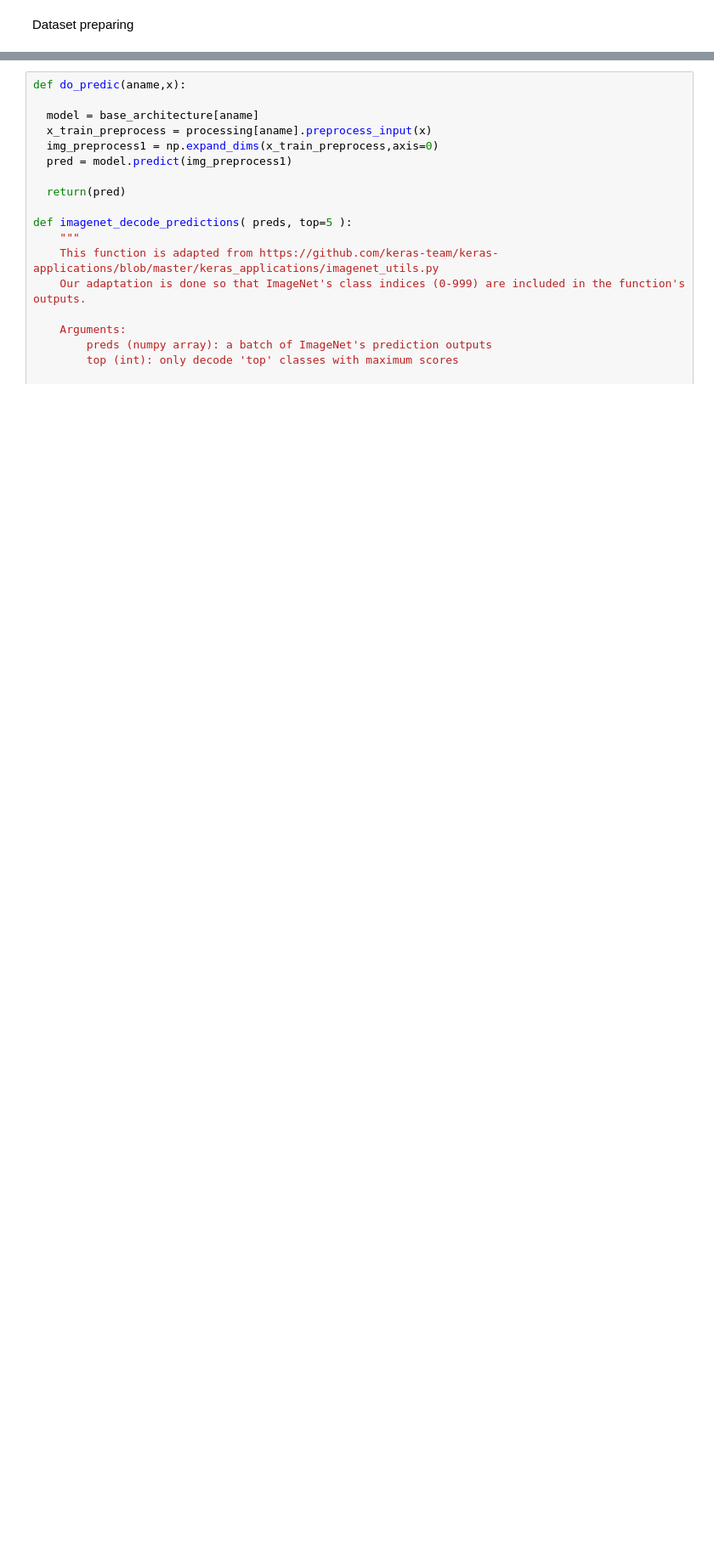
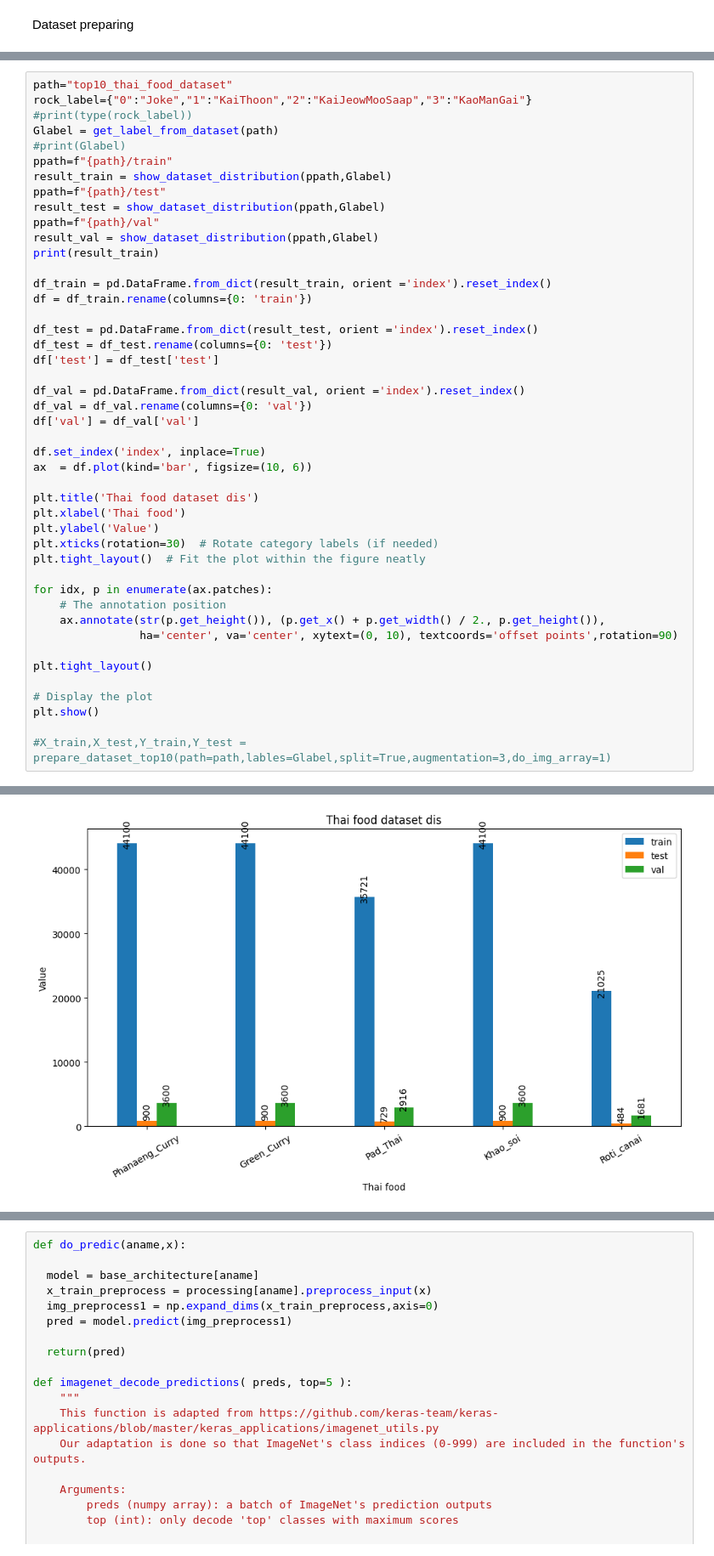
Before and after one commit to gnapat/CNN_Imageclassified, a Jupyter notebook: hw01_allone_thaifood10.ipynb, the cells around one changed output, grey strips where cells are left out. Shown: that part at 85% size. Saved outputs shown, nothing was run; the diff lists cells and outputs as text; blank space fills up the shorter version.

```diff
--- a/hw01_allone_thaifood10.ipynb
+++ b/hw01_allone_thaifood10.ipynb
@@ -240,0 +295,46 @@ def prepare_dataset_top10(path,lables,test_size=0.2, random_state=42,split=True,
+# %%
+path="top10_thai_food_dataset"
+rock_label={"0":"Joke","1":"KaiThoon","2":"KaiJeowMooSaap","3":"KaoManGai"}
+#print(type(rock_label))
+Glabel = get_label_from_dataset(path)
+#print(Glabel)
+ppath=f"{path}/train"
+result_train = show_dataset_distribution(ppath,Glabel)
+ppath=f"{path}/test"
+result_test = show_dataset_distribution(ppath,Glabel)
+ppath=f"{path}/val"
+result_val = show_dataset_distribution(ppath,Glabel)
+print(result_train)
+
+df_train = pd.DataFrame.from_dict(result_train, orient ='index').reset_index()
+df = df_train.rename(columns={0: 'train'})
+
+df_test = pd.DataFrame.from_dict(result_test, orient ='index').reset_index()
+df_test = df_test.rename(columns={0: 'test'})
+df['test'] = df_test['test']
+
+df_val = pd.DataFrame.from_dict(result_val, orient ='index').reset_index()
+df_val = df_val.rename(columns={0: 'val'})
+df['val'] = df_val['val']
+
+df.set_index('index', inplace=True)
+ax  = df.plot(kind='bar', figsize=(10, 6))
+
+plt.title('Thai food dataset dis')
+plt.xlabel('Thai food')
+plt.ylabel('Value')
+plt.xticks(rotation=30)  # Rotate category labels (if needed)
+plt.tight_layout()  # Fit the plot within the figure neatly
+
+for idx, p in enumerate(ax.patches):
+    # The annotation position
+    ax.annotate(str(p.get_height()), (p.get_x() + p.get_width() / 2., p.get_height()),
+                ha='center', va='center', xytext=(0, 10), textcoords='offset points',rotation=90)
+
+plt.tight_layout()
+
+# Display the plot
+plt.show()
+
+#X_train,X_test,Y_train,Y_test = prepare_dataset_top10(path=path,lables=Glabel,split=True,augmentation=3,do_img_array=1)
+# %% [output]
@@ -241 +342,2 @@ def prepare_dataset_top10(path,lables,test_size=0.2, random_state=42,split=True,
+[figure, added]
 # %%
```
Also changed, not shown: parts of 15 cells of this notebook.
